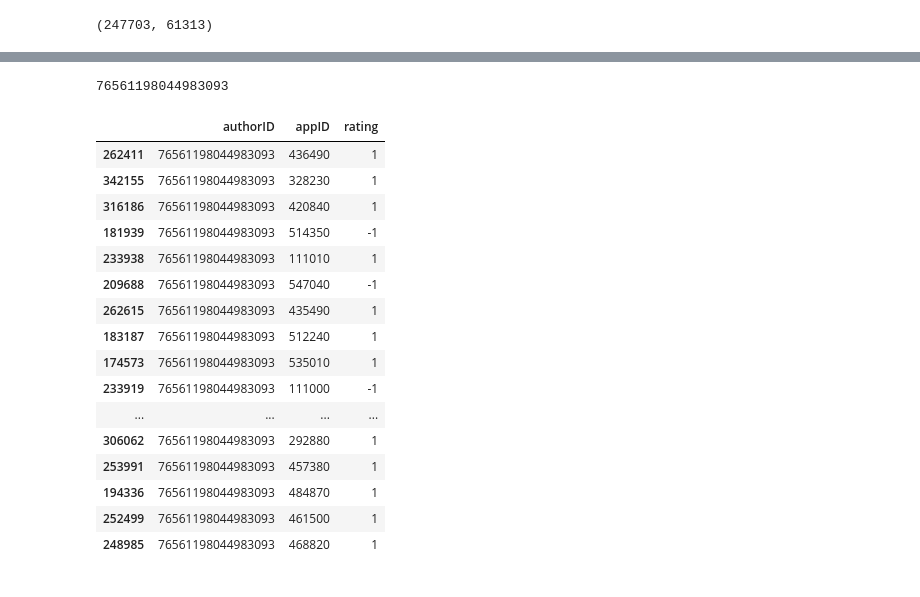
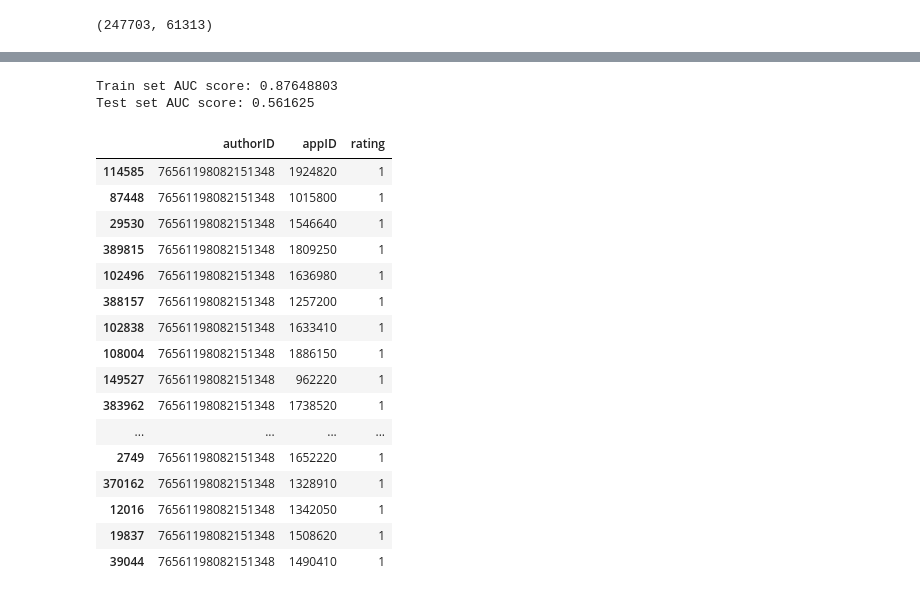
Before and after one commit to isam7/SteamScraping, a Jupyter notebook: Steam Data Analysis.ipynb, the cells around one changed output, grey strips where cells are left out. Cells and saved outputs as stored; diff of their text form; code cells hidden in the pictures.

```diff
--- a/Steam Data Analysis.ipynb
+++ b/Steam Data Analysis.ipynb
@@ -696,13 +709,17 @@ gameIDs = [];
 ratings = [];
 ratingsLogistic = [];
 
+#Create dataframe for later construction of author features matrix
+authorFeatures = [];
+authorCount = 0;
+
 for index, game in reviews.iterrows():
     for recommendation in game['reviews']:
         authorIDs.append(recommendation['author']['steamid'])
         gameIDs.append(game['appId'])
 
         gameRating = recommendation['voted_up']
-        numReviews = len(game['reviews'])
+        #numReviews = len(game['reviews'])
 
         #Create ratings data for fitting models with loss functions other than logistic
         #Append gameRating = 1 if voted_up == True, and = 0 if voted_up == False
@@ -715,10 +732,16 @@ for index, game in reviews.iterrows():
         #Also weight this value by number of reviews this game received
         #ratings.append((gameRating + (1 - gameRating)*-1)/numReviews)
 
-
+        #Add info about author to dataframe
+        authorFeatures.append({'authorID': recommendation['author']['steamid'],
+                               'num_games_owned': recommendation['author']['num_games_owned'],
+                               'num_reviews': recommendation['author']['num_reviews']})
 
 reviewsDict = {'authorID': authorIDs, 'appID': gameIDs, 'rating': ratings};
 reviewsDictLogistic = {'authorID': authorIDs, 'appID': gameIDs, 'rating': ratingsLogistic};
 
 reviewsData = pd.DataFrame(data=reviewsDict).sort_values(by=['authorID']).drop_duplicates(['authorID','appID'])
 reviewsDataLogistic = pd.DataFrame(data=reviewsDictLogistic).sort_values(by=['authorID']).drop_duplicates(['authorID','appID'])
+
+#Create dataframe of authorFeatures; sort and drop duplicate authors
+authorFeaturesData = pd.DataFrame.from_dict(authorFeatures).sort_values(by=['authorID']).drop_duplicates(['authorID'])
@@ -1055,0 +1519,6 @@ KeyboardInterrupt:
+# %%
+print("Train set AUC score:",auc_score(model, reviewSparseMatrix_train, train_interactions=None, user_features=None, item_features=tagFeatures,num_threads=4).mean())
+print("Test set AUC score:",auc_score(model, reviewSparseMatrix_test, train_interactions=reviewSparseMatrix_train, user_features=None, item_features=tagFeatures,num_threads=4).mean())
+# %% [output]
+Train set AUC score: 0.87648803
+Test set AUC score: 0.561625
@@ -1056,26 +1610,25 @@ KeyboardInterrupt:
 # %%
-author_ID = list(userDict.keys())[list(userDict.values()).index(1224)]
+# author_ID = list(userDict.keys())[list(userDict.values()).index(1224)]
 
-print(author_ID)
+# print(author_ID)
 
-reviewsData[reviewsData['authorID'] == author_ID]
+reviewsData[reviewsData['authorID'] == '76561198082151348']
 # %% [output]
-76561198044983093
 |  | authorID | appID | rating |
-| 262411 | 76561198044983093 | 436490 | 1 |
-| 342155 | 76561198044983093 | 328230 | 1 |
-| 316186 | 76561198044983093 | 420840 | 1 |
-| 181939 | 76561198044983093 | 514350 | -1 |
-| 233938 | 76561198044983093 | 111010 | 1 |
-| 209688 | 76561198044983093 | 547040 | -1 |
-| 262615 | 76561198044983093 | 435490 | 1 |
-| 183187 | 76561198044983093 | 512240 | 1 |
-| 174573 | 76561198044983093 | 535010 | 1 |
-| 233919 | 76561198044983093 | 111000 | -1 |
+| 114585 | 76561198082151348 | 1924820 | 1 |
+| 87448 | 76561198082151348 | 1015800 | 1 |
+| 29530 | 76561198082151348 | 1546640 | 1 |
+| 389815 | 76561198082151348 | 1809250 | 1 |
+| 102496 | 76561198082151348 | 1636980 | 1 |
+| 388157 | 76561198082151348 | 1257200 | 1 |
+| 102838 | 76561198082151348 | 1633410 | 1 |
+| 108004 | 76561198082151348 | 1886150 | 1 |
+| 149527 | 76561198082151348 | 962220 | 1 |
+| 383962 | 76561198082151348 | 1738520 | 1 |
 | ... | ... | ... | ... |
-| 306062 | 76561198044983093 | 292880 | 1 |
-| 253991 | 76561198044983093 | 457380 | 1 |
-| 194336 | 76561198044983093 | 484870 | 1 |
-| 252499 | 76561198044983093 | 461500 | 1 |
-| 248985 | 76561198044983093 | 468820 | 1 |
+| 2749 | 76561198082151348 | 1652220 | 1 |
+| 370162 | 76561198082151348 | 1328910 | 1 |
+| 12016 | 76561198082151348 | 1342050 | 1 |
+| 19837 | 76561198082151348 | 1508620 | 1 |
+| 39044 | 76561198082151348 | 1490410 | 1 |
 # %%
```
Also changed, not shown: parts of 84 cells of this notebook, 1 other file.
